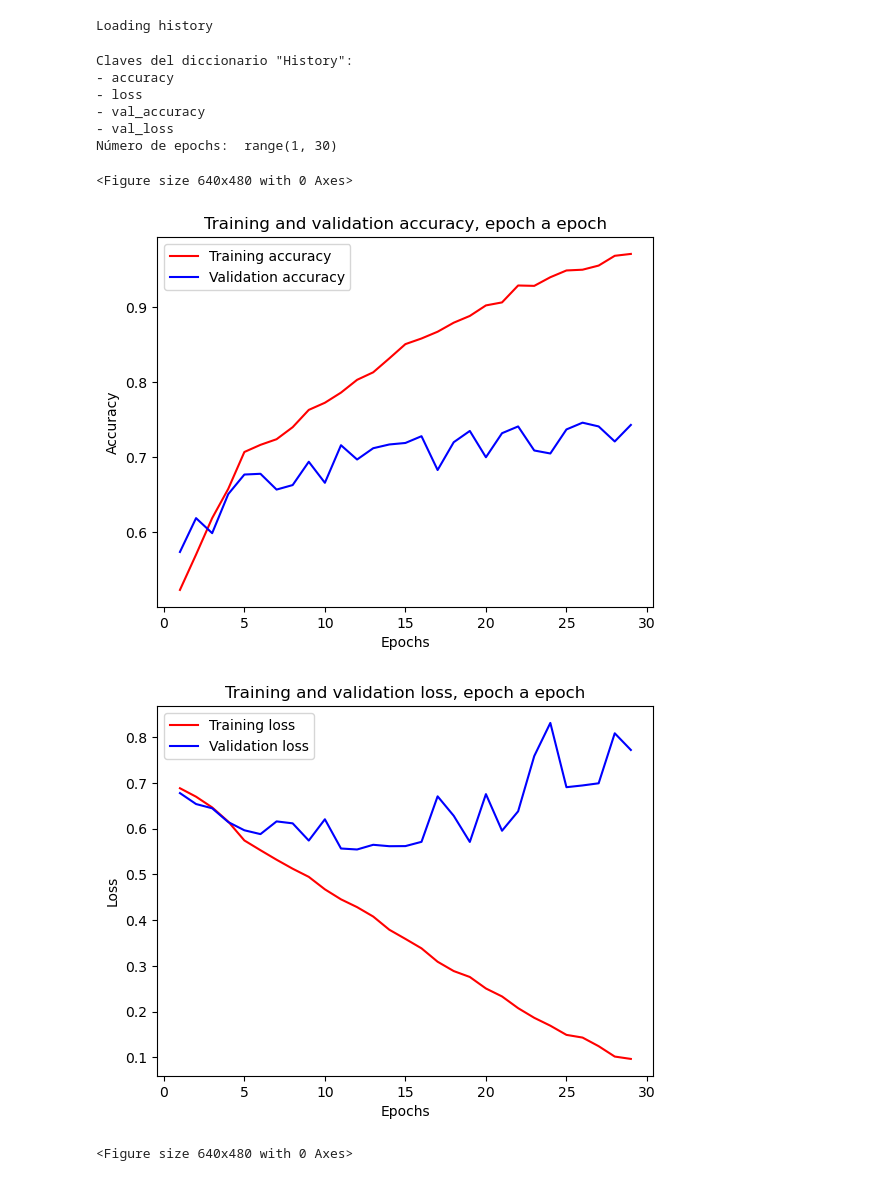
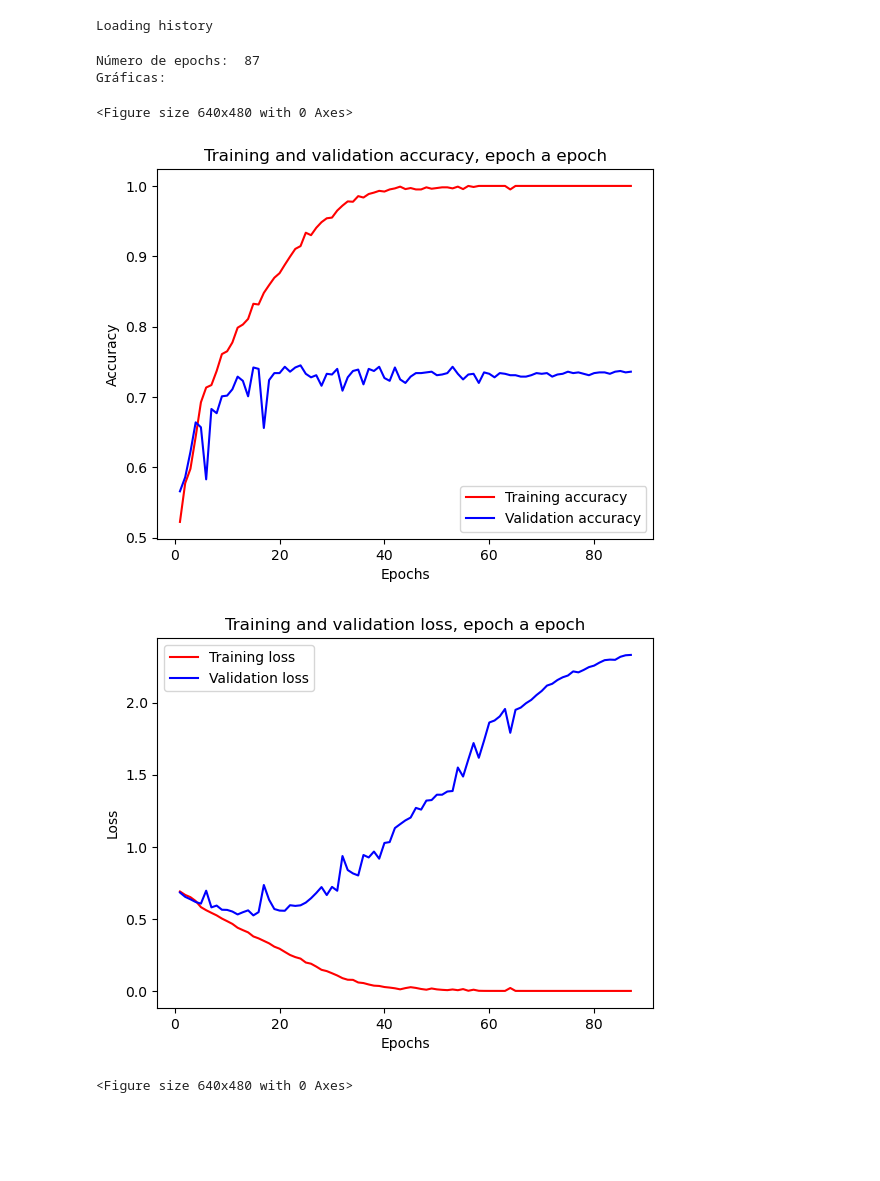
Before and after one commit to CarlosJGarcia/python_deep_learning, a Jupyter notebook: 10/cats_and_dogs.ipynb, the cells around one changed output. Drawn from its saved outputs; the diff is of its cells as text; code cells hidden in the pictures; blank space fills up the shorter version.

```diff
--- a/10/cats_and_dogs.ipynb
+++ b/10/cats_and_dogs.ipynb
@@ -1,7 +1,9 @@
 # %%
 import os
 import sys
+import json
 import tensorflow as tf
+from pathlib import Path
 from tensorflow import keras
 import matplotlib.pyplot as plt
 from tensorflow.keras.models import Sequential
@@ -9,13 +11,10 @@ from tensorflow.keras.optimizers import RMSprop
 from tensorflow.keras.layers import Input, Conv2D, MaxPooling2D, Flatten, Dense
 from tensorflow.keras.preprocessing.image import ImageDataGenerator
 
-from pathlib import Path
-import json
-
 class myCallBack(tf.keras.callbacks.Callback):
     def on_epoch_end(self, epoch, logs=None):
-        #if logs['loss'] < 0.00001:
-        if logs['loss'] < 0.1:
+        if logs['loss'] < 0.0000001:
+        #if logs['loss'] < 0.1:
             print()
             print("Loss is low so cancelling training.")
             self.model.stop_training = True
@@ -186,45 +186,43 @@ history_dict = json.loads(content)
 Loading history
 # %%
 history_dict = history.history
+"""
 print(f'Claves del diccionario "History":')
 for clave in history_dict.keys():
     print(f"- {clave}")
-
+"""
 
 # Una lista con los valores para cada clave
 acc = history.history['accuracy']
 val_acc = history.history['val_accuracy']
 loss = history.history['loss']
 val_loss = history.history[ 'val_loss']
 epochs = range(1, len(acc)+1, 1)
-print("Número de epochs: ", epochs)
+print("Número de epochs: ", len(acc))
+print("Gráficas:")
 
 # Training accuracy y Validation accuracy ciclo a ciclo
 plt.plot(epochs, acc, 'r', label='Training accuracy')
 plt.plot(epochs, val_acc, 'b', label='Validation accuracy')
 plt.title('Training and validation accuracy, epoch a epoch')
 plt.ylabel('Accuracy')
 plt.xlabel('Epochs')
 plt.legend()
 plt.figure()
 
 # Training loss y Validation loss ciclo a ciclo
 plt.plot(epochs, loss, 'r', label='Training loss')
 plt.plot(epochs, val_loss, 'b', label='Validation loss')
 plt.title('Training and validation loss, epoch a epoch')
 plt.ylabel('Loss')
 plt.xlabel('Epochs')
 plt.legend()
 plt.figure()
 # %% [output]
-Claves del diccionario "History":
-- accuracy
-- loss
-- val_accuracy
-- val_loss
-Número de epochs:  range(1, 30)
+Número de epochs:  87
+Gráficas:
 <Figure size 640x480 with 0 Axes>
-[figure, old version]
+[figure, new version]
-[figure, old version]
+[figure, new version]
 <Figure size 640x480 with 0 Axes>
 # %%
```
Also changed, not shown: parts of 8 cells of this notebook.
